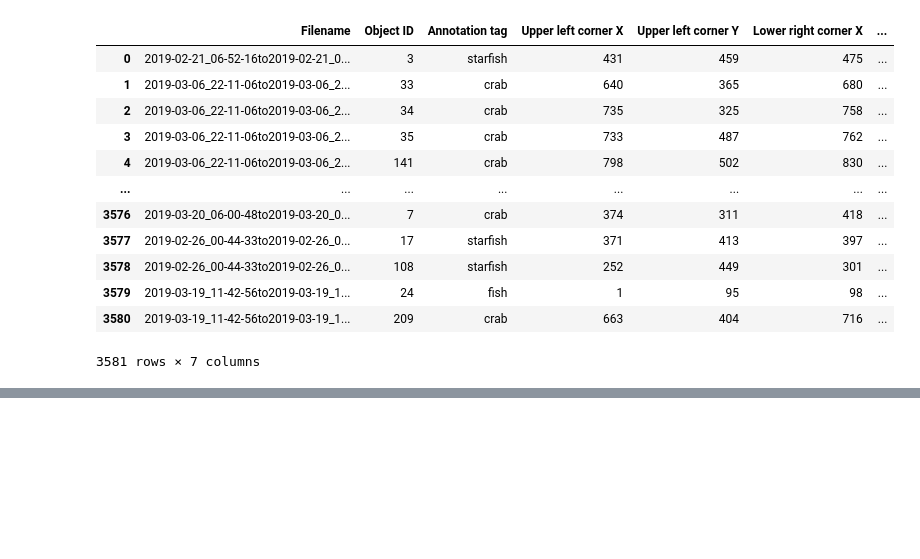
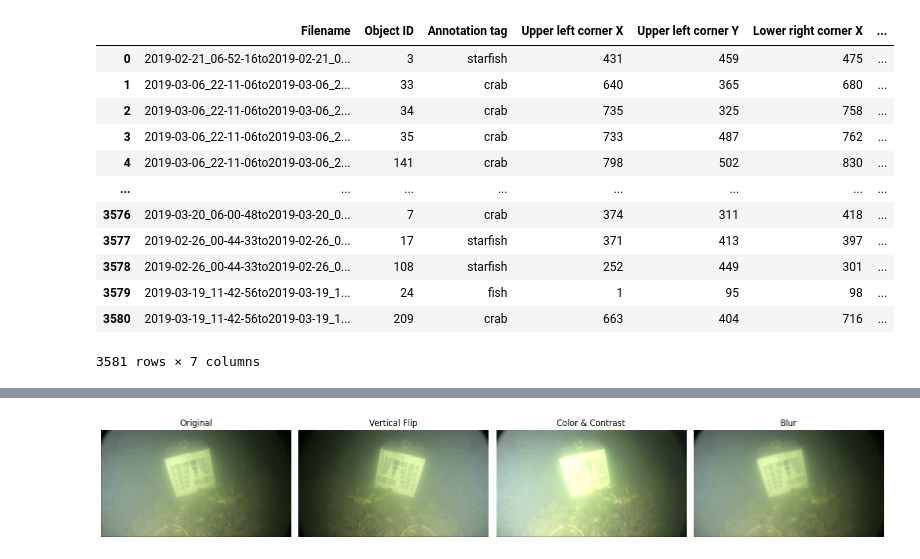
Before and after one commit to slermo/yolo_marine, a Jupyter notebook: notebook.ipynb, the cells around one changed output, grey strips where cells are left out. Saved outputs shown, nothing was run; the diff lists cells and outputs as text; code cells hidden in the pictures; blank space fills up the shorter version.

```diff
--- a/notebook.ipynb
+++ b/notebook.ipynb
@@ -138,0 +193,40 @@ show_augmentations("example.png")
+# %%
+import cv2
+import albumentations as A
+import matplotlib.pyplot as plt
+
+def show_simple_augmentations(image_path):
+    # Загружаем изображение и конвертируем в RGB
+    image = cv2.imread(image_path)
+    image = cv2.cvtColor(image, cv2.COLOR_BGR2RGB)
+
+    # Определяем простые пайплайны для каждой трансформации
+    pipelines = {
+        "Original": None,
+        "Vertical Flip": A.Compose([A.HorizontalFlip(p=1.0)]),
+        "Color & Contrast": A.Compose([A.RandomBrightnessContrast(brightness_limit=0.35, contrast_limit=0.6, p=1.0)]),
+        "Blur": A.Compose([A.GaussianBlur(blur_limit=40, p=1.0)])
+    }
+
+    # Создаём фигуру для отображения
+    plt.figure(figsize=(16, 4))
+
+    for i, (name, aug) in enumerate(pipelines.items()):
+        plt.subplot(1, 4, i + 1)
+
+        if aug is None:
+            aug_image = image
+        else:
+            aug_image = aug(image=image)["image"]
+
+        plt.imshow(aug_image)
+        plt.title(name)
+        plt.axis("off")
+
+    plt.tight_layout()
+    plt.show()
+
+# Использование функции
+show_simple_augmentations("example.png")
+# %% [output]
+[figure, added]
```
Also changed, not shown: parts of 4 cells of this notebook.
